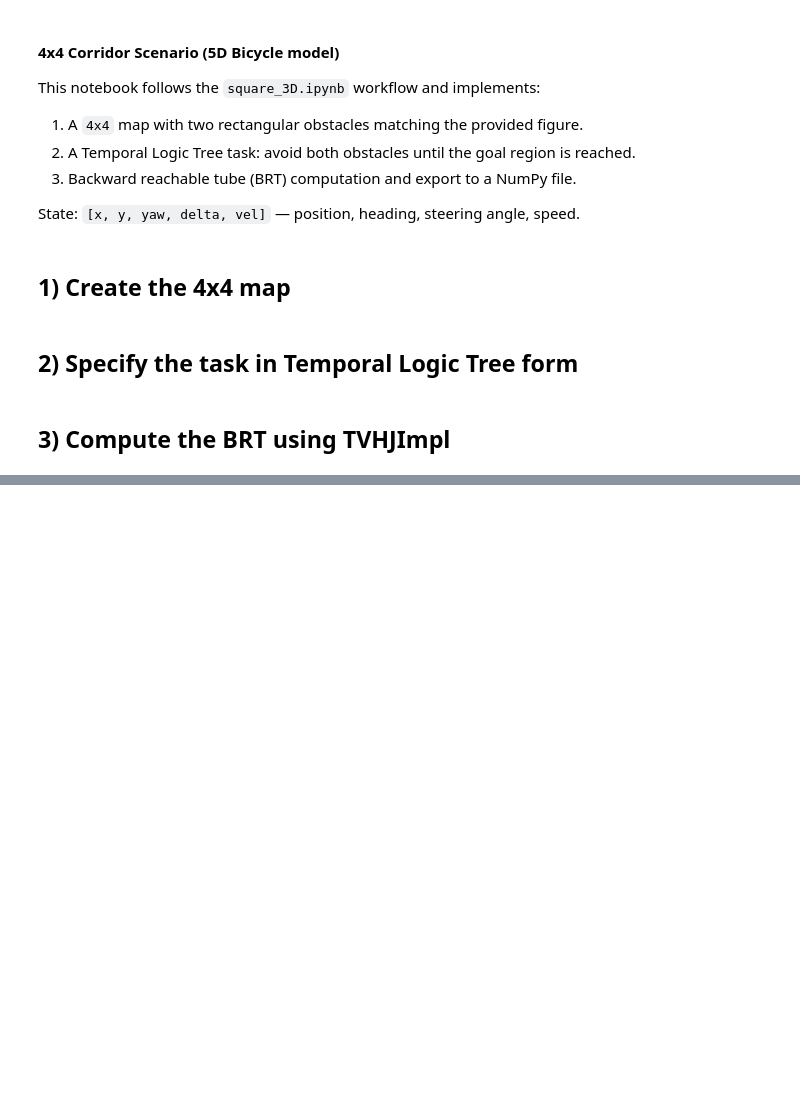
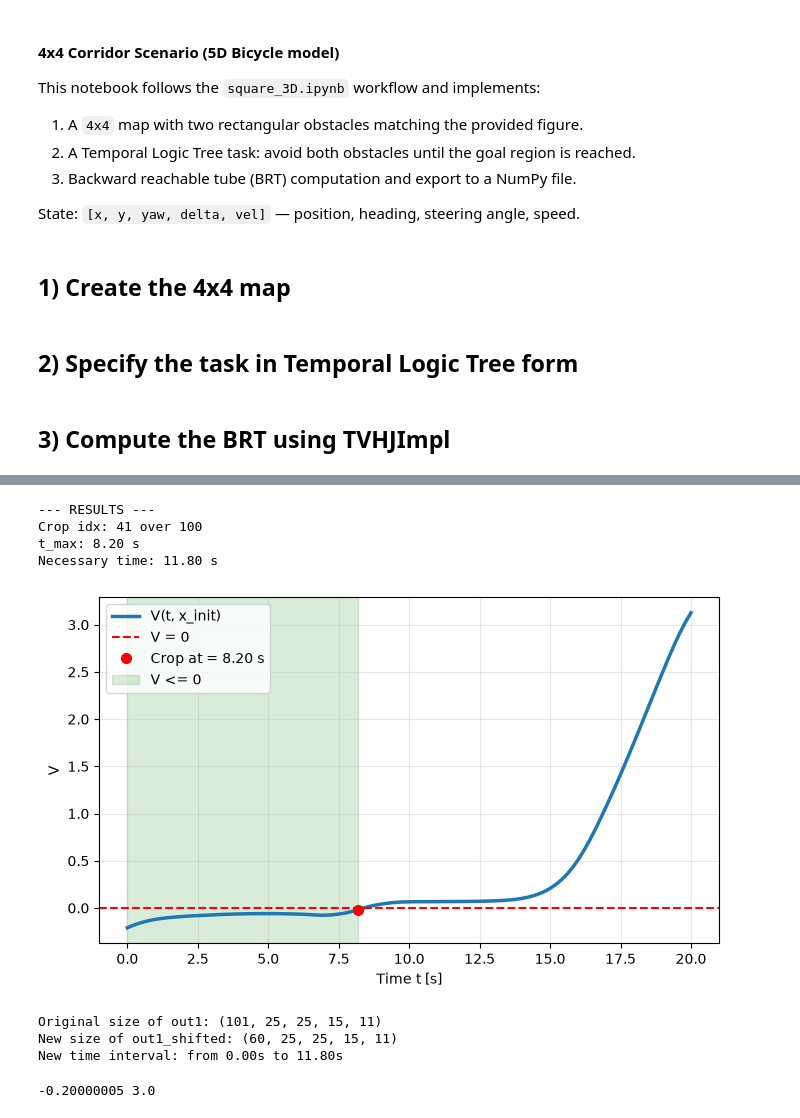
Before and after one commit to KTH-SML/Verification-Guided-Nonlinear-MPC, a Jupyter notebook: map.ipynb, the cells around one changed output, grey strips where cells are left out. Drawn from its saved outputs; the diff is of its cells as text; code cells hidden in the pictures; blank space fills up the shorter version.

```diff
--- a/map.ipynb
+++ b/map.ipynb
@@ -96,8 +98,8 @@ for i, t in enumerate([0.1, 5.1, 10.1, 15.1, 19.1]):
         moving_obstacle_boundary,
     ]))
 
-safe_region = AND(map_box, NOT(OR(obstacles, moving_obstacle)))
-# safe_region = AND(map_box, NOT(obstacles))
+# safe_region = AND(map_box, NOT(OR(obstacles, moving_obstacle)))
+safe_region = AND(map_box, NOT(obstacles))
 
 print(f"Lower obstacle: x=({lower_obs_x}, {lower_obs_x + lower_obs_w}), y=({lower_obs_y}, {lower_obs_y + lower_obs_h})")
 print(f"Upper obstacle: x=({upper_obs_x}, {upper_obs_x + upper_obs_w}), y=({upper_obs_y}, {upper_obs_y + upper_obs_h})")
@@ -180,7 +182,7 @@ impl = TVHJImpl(
         wheelbase=0.32,
     ),
     axis_specs=[
-        dict(name='t',      bounds=[0, 20],           points=101),
+        dict(name='t',      bounds=[0, t_max],           points=101),
         dict(name='x',      bounds=[X0, X0 + XN],        points=25),
         dict(name='y',      bounds=[Y0, Y0 + YN],        points=25),
         dict(name='*yaw',   bounds=[-pi, pi],             points=15),
@@ -199,3 +206,75 @@ print("Saved")
+# %%
+import numpy as np
+import matplotlib.pyplot as plt
+
+x_init   = STATE_INIT[0]
+y_init   = STATE_INIT[1]
+yaw_init = STATE_INIT[2]
+vel_init = STATE_INIT[4] if len(STATE_INIT) > 4 else STATE_INIT[3]
+
+x_coords   = np.array(impl.grid.coordinate_vectors[0])
+y_coords   = np.array(impl.grid.coordinate_vectors[1])
+yaw_coords = np.array(impl.grid.coordinate_vectors[2])
+vel_coords = np.array(impl.grid.coordinate_vectors[3])
+
+ix   = int(np.argmin(np.abs(x_coords - x_init)))
+iy   = int(np.argmin(np.abs(y_coords - y_init)))
+iyaw = int(np.argmin(np.abs(yaw_coords - yaw_init)))
+ivel = int(np.argmin(np.abs(vel_coords - vel_init)))
+
+time_grid = np.array(impl.timeline)
+
+v_time_profile = np.array(out1[:, ix, iy, iyaw, ivel])
+safe_indices = np.where(v_time_profile <= 0.0)[0]
+
+if len(safe_indices) == 0:
+    print("ERROR: Lo stato iniziale non raggiunge il goal per nessun istante.")
+else:
+    safety_frames = 0
+    idx_max = max(0, safe_indices[-1] - safety_frames)
+    t_max = time_grid[idx_max]
+    delta_t_min = time_grid[-1] - t_max
+
+    print("\n--- RESULTS ---")
+    print(f"Crop idx: {idx_max} over {len(time_grid) - 1}")
+    print(f"t_max: {t_max:.2f} s")
+    print(f"Necessary time: {delta_t_min:.2f} s")
+
+fig, ax = plt.subplots(figsize=(8, 4.5))
+ax.plot(time_grid, v_time_profile, color="tab:blue", lw=2.5, label="V(t, x_init)")
+ax.axhline(0.0, color="red", linestyle="--", label="V = 0 ")
+
+if len(safe_indices) > 0:
+    ax.plot(t_max, v_time_profile[idx_max], "ro", markersize=7, label=f"Crop at = {t_max:.2f} s")
+    ax.axvspan(time_grid[0], t_max, color="green", alpha=0.15, label="V <= 0")
+
+ax.set_xlabel("Time t [s]")
+ax.set_ylabel("V")
+ax.grid(True, alpha=0.3)
+ax.legend()
+plt.show()
+# %% [output]
+--- RESULTS ---
+Crop idx: 41 over 100
+t_max: 8.20 s
+Necessary time: 11.80 s
+[figure, added]
+# %%
+if len(safe_indices) > 0:
+    out1_shifted = out1[idx_max:, ...]
+
+    duration = time_grid[-1] - t_max
+    new_timeline = np.linspace(0.0, duration, out1_shifted.shape[0])
+
+    print(f"Original size of out1: {out1.shape}")
+    print(f"New size of out1_shifted: {out1_shifted.shape}")
+    print(f"New time interval: from {new_timeline[0]:.2f}s to {new_timeline[-1]:.2f}s")
+    out1_orig = out1
+    out1 = out1_shifted
+# %% [output]
+Original size of out1: (101, 25, 25, 15, 11)
+New size of out1_shifted: (60, 25, 25, 15, 11)
+New time interval: from 0.00s to 11.80s
 # %%
 impl.plot(
     out1.sum(axis=0, keepdims=True),
@@ -212,3 +291,5 @@ impl.plot(
 # %%
 impl.plot(obs := moving_obstacle(impl), axes=('x', 'y', 't'), colorscale='reds').show()
 print(obs.min(), obs.max())
+# %% [output]
+-0.20000005 3.0
```
Also changed, not shown: parts of 5 cells of this notebook, 8 other files.
